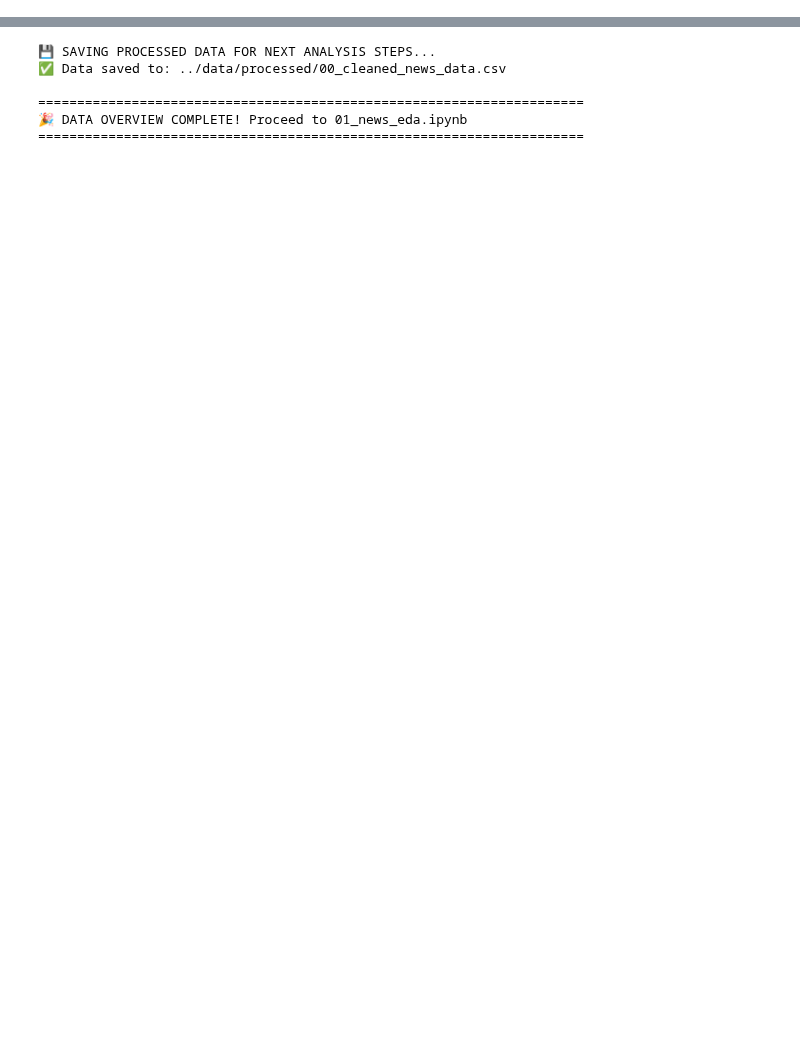
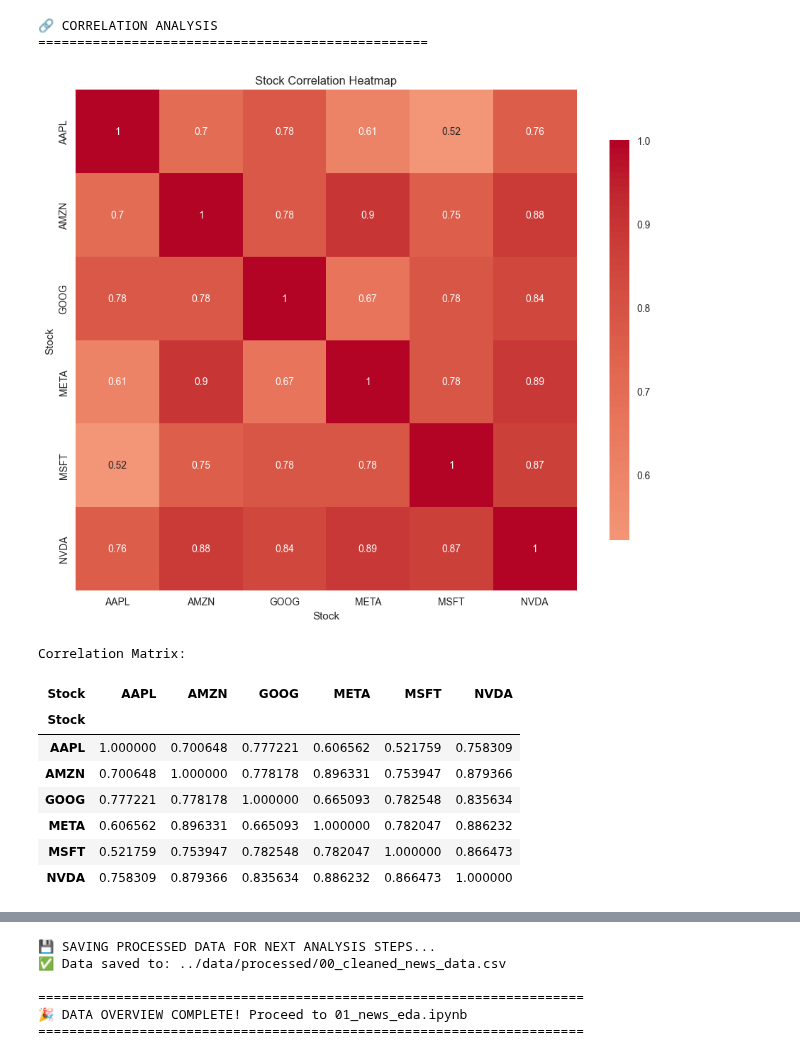
Before and after one commit to melat33/Financial_News_Stock_Analysis, a Jupyter notebook: notebooks/data_overview_eda.ipynb, the cells around one changed output, grey strips where cells are left out. Drawn from its saved outputs; the diff is of its cells as text; code cells hidden in the pictures; blank space fills up the shorter version.

```diff
--- a/notebooks/data_overview_eda.ipynb
+++ b/notebooks/data_overview_eda.ipynb
@@ -397,0 +205,33 @@ print(f"   4. Validate text quality for NLP model training")
+# %%
+# CELL 6: Correlation Analysis
+print("🔗 CORRELATION ANALYSIS")
+print("=" * 50)
+
+# Create pivot table for closing prices
+close_prices = df.pivot(index='Date', columns='Stock', values='Close')
+
+# Calculate correlation matrix
+correlation_matrix = close_prices.corr()
+
+plt.figure(figsize=(10, 8))
+sns.heatmap(correlation_matrix, annot=True, cmap='coolwarm', center=0,
+            square=True, cbar_kws={'shrink': 0.8})
+plt.title('Stock Correlation Heatmap')
+plt.tight_layout()
+plt.show()
+
+print("Correlation Matrix:")
+display(correlation_matrix)
+# %% [output]
+🔗 CORRELATION ANALYSIS
+==================================================
+[figure, added]
+Correlation Matrix:
+| Stock | AAPL | AMZN | GOOG | META | MSFT | NVDA |
+| Stock |  |  |  |  |  |  |
+| AAPL | 1.000000 | 0.700648 | 0.777221 | 0.606562 | 0.521759 | 0.758309 |
+| AMZN | 0.700648 | 1.000000 | 0.778178 | 0.896331 | 0.753947 | 0.879366 |
+| GOOG | 0.777221 | 0.778178 | 1.000000 | 0.665093 | 0.782548 | 0.835634 |
+| META | 0.606562 | 0.896331 | 0.665093 | 1.000000 | 0.782047 | 0.886232 |
+| MSFT | 0.521759 | 0.753947 | 0.782548 | 0.782047 | 1.000000 | 0.866473 |
+| NVDA | 0.758309 | 0.879366 | 0.835634 | 0.886232 | 0.866473 | 1.000000 |
```
Also changed, not shown: parts of 17 cells of this notebook.
